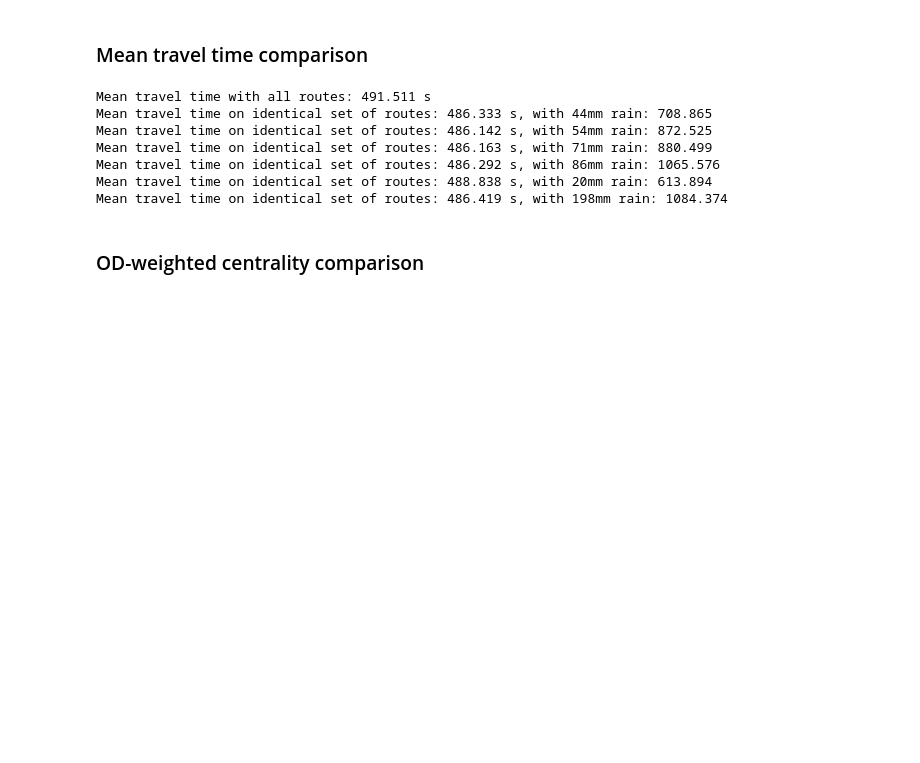
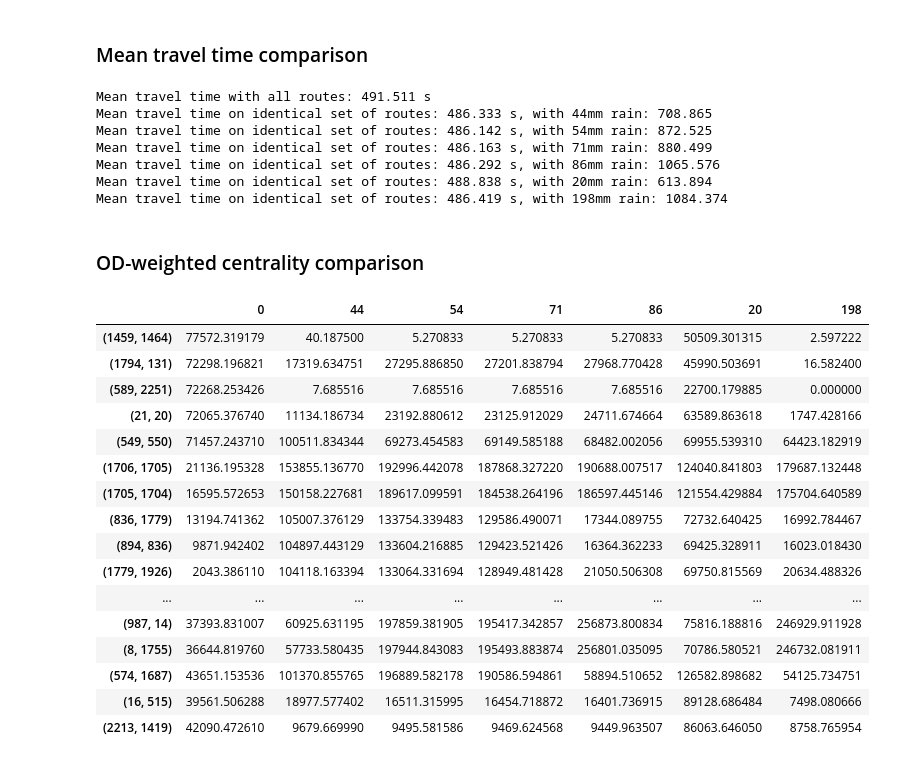
Before and after one commit to EwoutH/Helsinki-flood-BEP-project, a Jupyter notebook: road-graph/OSMnx_road_graph_analysis_BEP.ipynb, the cells around one changed output. Drawn from its saved outputs; the diff is of its cells as text; code cells hidden in the pictures; blank space fills up the shorter version.

Commit message:
Road graph analysis: Clean-up, stats in dict, implement OD-centrality comparison

```diff
--- a/road-graph/OSMnx_road_graph_analysis_BEP.ipynb
+++ b/road-graph/OSMnx_road_graph_analysis_BEP.ipynb
@@ -468,9 +469,13 @@ Isolated nodes: 54, percentage: 2.09%
 Weight of possible trips: 1487353.76, weight of impossible trips: 561494.24, percentage impossible: 27.405%
 Isolated nodes: 100, percentage: 3.87%
 # %%
-G4a = od_centrality(G2a, default_stats)
+G3a = od_centrality(G2a, default_stats)
 gc.collect()
 # %% [output]
 0
+# %%
+# Be able to iterate through rain values including 0
+rain = [0, 44, 54, 71, 86, 20, 198]
+flooded_graphs[str(0)] = G3a
 # %%
 # Plot the betweenness centrality of the edges
@@ -497,7 +502,7 @@ def compare_travel_time(stats, rain, stats_def=default_stats):
   print(f'Mean travel time on identical set of routes: {def_mean_tt:.3f} s, with {rain}mm rain: {stats["mean_travel_time"]:.3f}')
 # %%
 print(f'Mean travel time with all routes: {default_stats["mean_travel_time"]:.3f} s')
-for i in rain:
+for i in rain[1:]:
   compare_travel_time(flooded_stats[str(i)], i)
 # %% [output]
 Mean travel time with all routes: 491.511 s
@@ -513,0 +517,45 @@ flooded_graphs[str(i)]
+# %%
+def compare_od_centrality(n=10, rain=rain):
+  od_dict = {}
+  high_centrality = []
+  edge_data = {}
+  for j in rain:
+    # Get weighted centrality edges values in a dictionary
+    od_dict[str(j)] = nx.get_edge_attributes(flooded_graphs[str(j)], "weighted_centrality")
+
+    # Create a list with the n highest weighted_centrality values for each rain value
+    high = sorted(od_dict[str(j)], key=od_dict[str(j)].get, reverse=True)[:n]
+    for edge in high:
+        if edge not in high_centrality:
+            high_centrality.append(edge)
+
+    # Get all the edge weighted centrality values into a dictionary
+    edge_data[j] = flooded_graphs[str(j)].edges
+
+  # Add the weighted centrality values for determined list of edges to dictionaries
+  od_cent = {}
+  for i in high_centrality:
+    od_cent[str(i)] = [edge_data[j][i]["weighted_centrality"] if i in edge_data[j].keys() else 0.0 for j in rain]
+
+  # Return and PandasDataframe with the OD-centrality values for each edge and rain value
+  return pd.DataFrame.from_dict(od_cent, orient='index', columns=rain)
+# %%
+compare_od_centrality(5)
+# %% [output]
+|  | 0 | 44 | 54 | 71 | 86 | 20 | 198 |
+| (1459, 1464) | 77572.319179 | 40.187500 | 5.270833 | 5.270833 | 5.270833 | 50509.301315 | 2.597222 |
+| (1794, 131) | 72298.196821 | 17319.634751 | 27295.886850 | 27201.838794 | 27968.770428 | 45990.503691 | 16.582400 |
+| (589, 2251) | 72268.253426 | 7.685516 | 7.685516 | 7.685516 | 7.685516 | 22700.179885 | 0.000000 |
+| (21, 20) | 72065.376740 | 11134.186734 | 23192.880612 | 23125.912029 | 24711.674664 | 63589.863618 | 1747.428166 |
+| (549, 550) | 71457.243710 | 100511.834344 | 69273.454583 | 69149.585188 | 68482.002056 | 69955.539310 | 64423.182919 |
+| (1706, 1705) | 21136.195328 | 153855.136770 | 192996.442078 | 187868.327220 | 190688.007517 | 124040.841803 | 179687.132448 |
+| (1705, 1704) | 16595.572653 | 150158.227681 | 189617.099591 | 184538.264196 | 186597.445146 | 121554.429884 | 175704.640589 |
+| (836, 1779) | 13194.741362 | 105007.376129 | 133754.339483 | 129586.490071 | 17344.089755 | 72732.640425 | 16992.784467 |
+| (894, 836) | 9871.942402 | 104897.443129 | 133604.216885 | 129423.521426 | 16364.362233 | 69425.328911 | 16023.018430 |
+| (1779, 1926) | 2043.386110 | 104118.163394 | 133064.331694 | 128949.481428 | 21050.506308 | 69750.815569 | 20634.488326 |
+| ... | ... | ... | ... | ... | ... | ... | ... |
+| (987, 14) | 37393.831007 | 60925.631195 | 197859.381905 | 195417.342857 | 256873.800834 | 75816.188816 | 246929.911928 |
+| (8, 1755) | 36644.819760 | 57733.580435 | 197944.843083 | 195493.883874 | 256801.035095 | 70786.580521 | 246732.081911 |
+| (574, 1687) | 43651.153536 | 101370.855765 | 196889.582178 | 190586.594861 | 58894.510652 | 126582.898682 | 54125.734751 |
+| (16, 515) | 39561.506288 | 18977.577402 | 16511.315995 | 16454.718872 | 16401.736915 | 89128.686484 | 7498.080666 |
+| (2213, 1419) | 42090.472610 | 9679.669990 | 9495.581586 | 9469.624568 | 9449.963507 | 86063.646050 | 8758.765954 |
```
Also changed, not shown: parts of 7 cells of this notebook.
